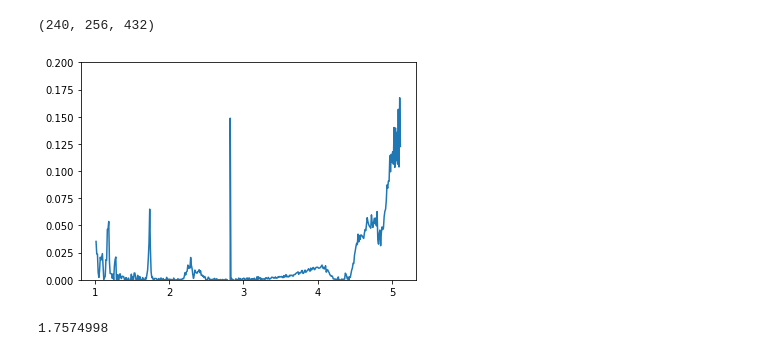
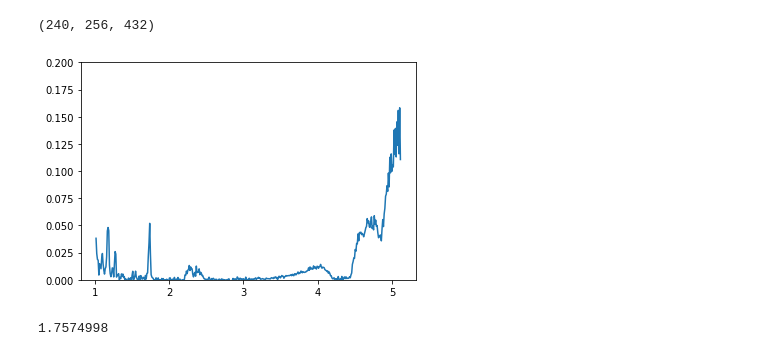
Before and after one commit to epn-vespa/tutorials, a Jupyter notebook: misc/Jupyter-notebook-access/VVEX_demo.ipynb, the cells around one changed output. Drawn from its saved outputs; the diff is of its cells as text; code cells hidden in the pictures.

```diff
--- a/misc/Jupyter-notebook-access/VVEX_demo.ipynb
+++ b/misc/Jupyter-notebook-access/VVEX_demo.ipynb
@@ -212,12 +194,13 @@ tutu.shape
 # %% [output]
 (240, 256, 432)
 # %%
+# Plot one IR spectrum of Venus nightside
 from matplotlib import pyplot as plt
-p=plt.plot(wvl,tutu[10,100,:])
+p=plt.plot(wvl,tutu[10,101,:])
 p2= plt.ylim(0,0.2)
 pl= plt.show()
 # %% [output]
-[figure, old version]
+[figure, new version]
 # %%
 # print wvl of interest for image, in micron
 wvl[78]
```
Also changed, not shown: parts of 13 cells of this notebook.
